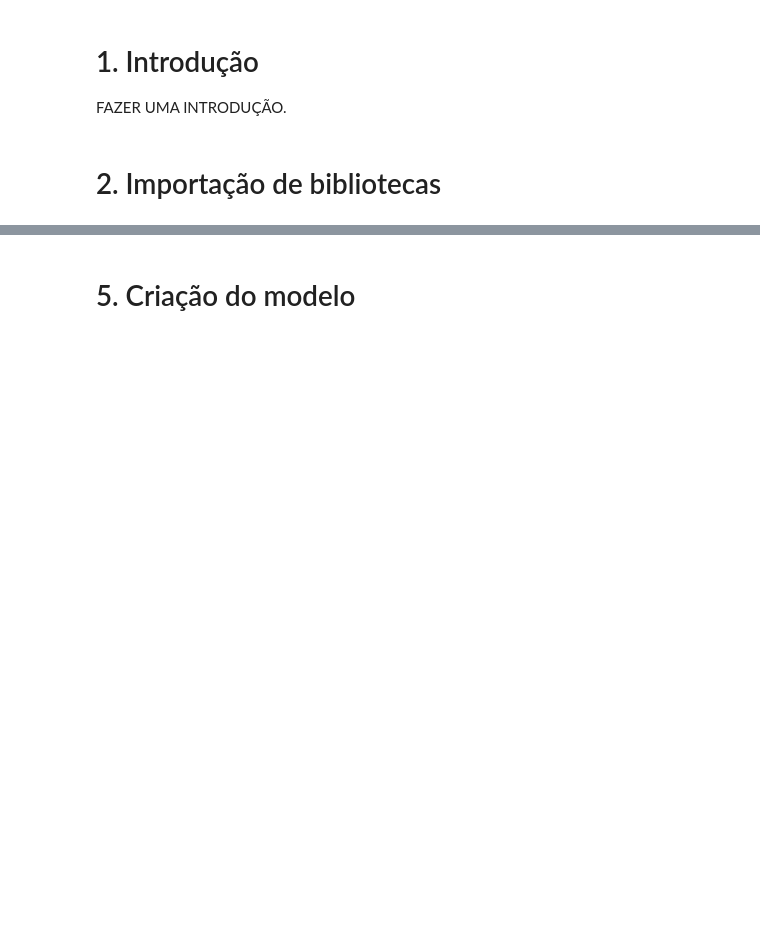
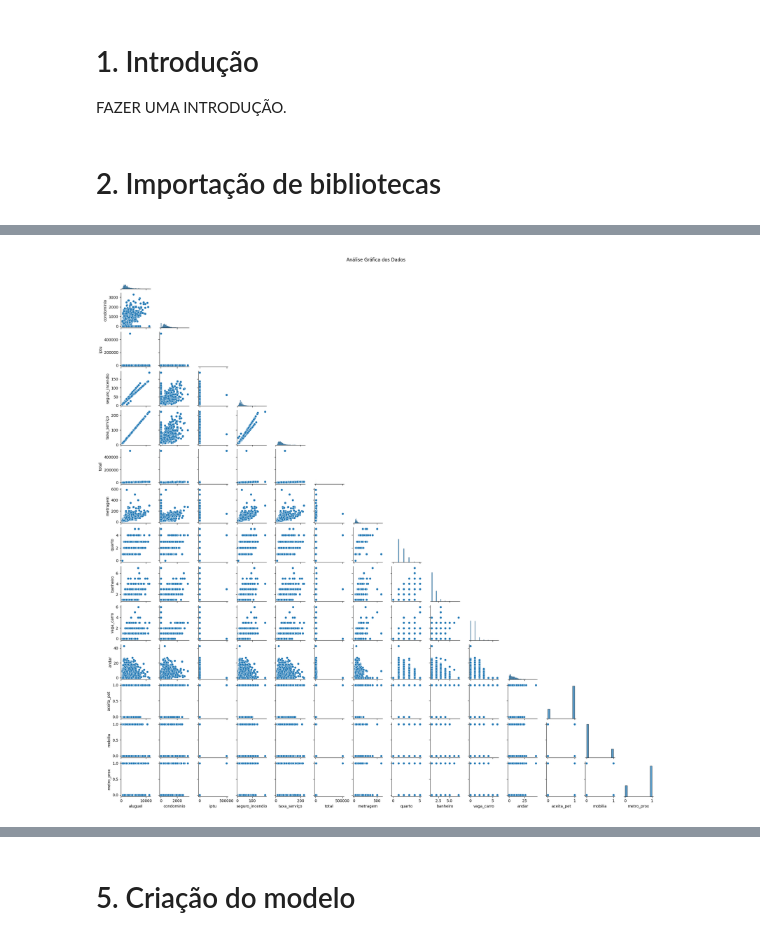
Before and after one commit to VitorFRodrigues/PUCMinas_DataScience, a Jupyter notebook: 03-Tec_Amostragem_Mod_regressao/Exercicios/TrabalhoFinal/TrabalhoFinal.ipynb, the cells around one changed output, grey strips where cells are left out. Drawn from its saved outputs; the diff is of its cells as text; code cells hidden in the pictures; blank space fills up the shorter version.

```diff
--- a/03-Tec_Amostragem_Mod_regressao/Exercicios/TrabalhoFinal/TrabalhoFinal.ipynb
+++ b/03-Tec_Amostragem_Mod_regressao/Exercicios/TrabalhoFinal/TrabalhoFinal.ipynb
@@ -89,0 +135,2 @@ dados.info()
+# %%
+dados.dropna(inplace=True)
@@ -89,0 +149,7 @@ dados.info()
+# %%
+# Análise gráfica - Pairplot
+sns.pairplot(dados, corner=True, height=1.5)
+plt.suptitle("Análise Gráfica dos Dados")
+plt.show()
+# %% [output]
+[figure, added]
```
Also changed, not shown: parts of 144 cells of this notebook.
